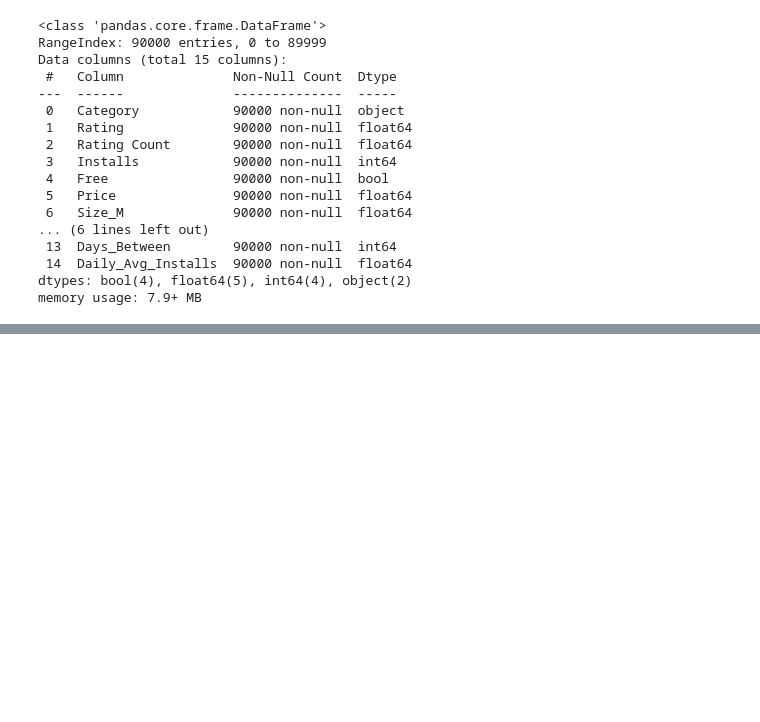
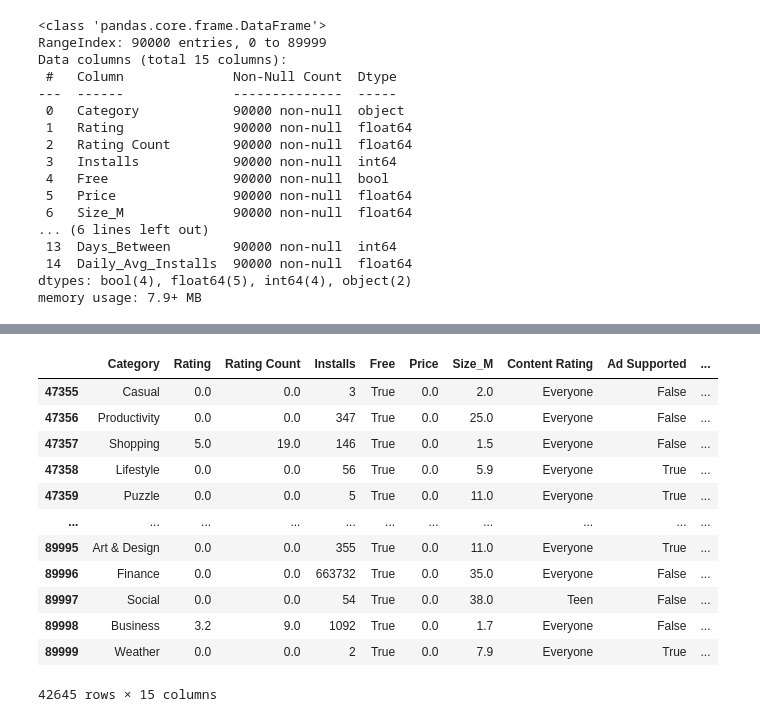
Before and after one commit to mostafa-fallaha/data-drift-simulation, a Jupyter notebook: new_data/new_data.ipynb, the cells around one changed output, grey strips where cells are left out. Saved outputs shown, nothing was run; the diff lists cells and outputs as text; code cells hidden in the pictures; blank space fills up the shorter version.

```diff
--- a/new_data/new_data.ipynb
+++ b/new_data/new_data.ipynb
@@ -83,0 +143,17 @@ df.to_csv(filepath, index=False)
+# %%
+df_C = df.loc[df['Released_Year'].isin([2020, 2021])]
+df_C
+# %% [output]
+|  | Category | Rating | Rating Count | Installs | Free | Price | Size_M | Content Rating | Ad Supported | ... |
+| 47355 | Casual | 0.0 | 0.0 | 3 | True | 0.0 | 2.0 | Everyone | False | ... |
+| 47356 | Productivity | 0.0 | 0.0 | 347 | True | 0.0 | 25.0 | Everyone | False | ... |
+| 47357 | Shopping | 5.0 | 19.0 | 146 | True | 0.0 | 1.5 | Everyone | False | ... |
+| 47358 | Lifestyle | 0.0 | 0.0 | 56 | True | 0.0 | 5.9 | Everyone | True | ... |
+| 47359 | Puzzle | 0.0 | 0.0 | 5 | True | 0.0 | 11.0 | Everyone | True | ... |
+| ... | ... | ... | ... | ... | ... | ... | ... | ... | ... | ... |
+| 89995 | Art & Design | 0.0 | 0.0 | 355 | True | 0.0 | 11.0 | Everyone | True | ... |
+| 89996 | Finance | 0.0 | 0.0 | 663732 | True | 0.0 | 35.0 | Everyone | False | ... |
+| 89997 | Social | 0.0 | 0.0 | 54 | True | 0.0 | 38.0 | Teen | False | ... |
+| 89998 | Business | 3.2 | 9.0 | 1092 | True | 0.0 | 1.7 | Everyone | False | ... |
+| 89999 | Weather | 0.0 | 0.0 | 2 | True | 0.0 | 7.9 | Everyone | True | ... |
+42645 rows × 15 columns
```
Also changed, not shown: parts of 28 cells of this notebook, 4 other files.
